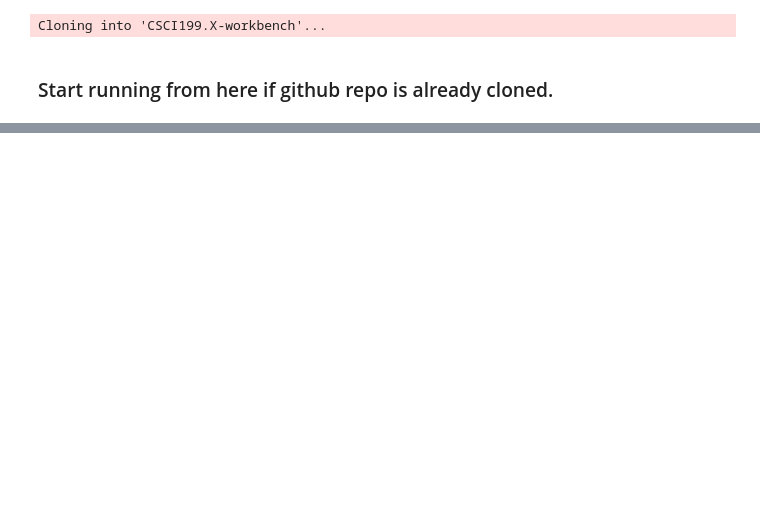
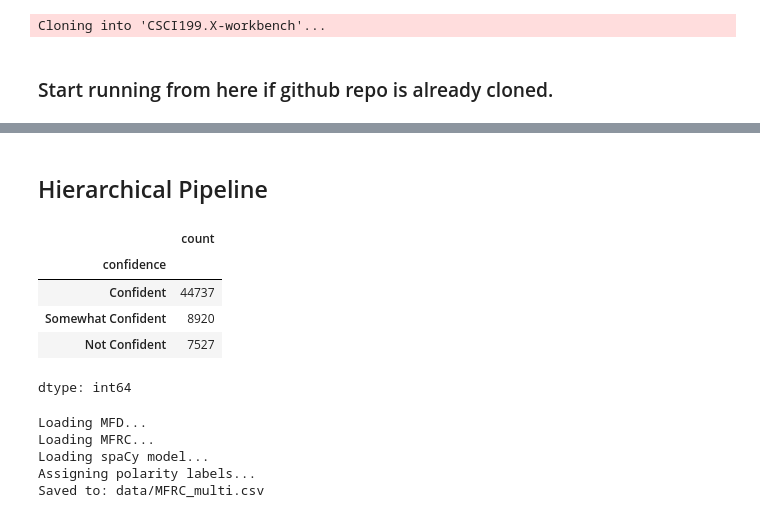
Before and after one commit to Pacozabala/CSCI199.X-workbench, a Jupyter notebook: roberta_experiment.ipynb, the cells around one changed output, grey strips where cells are left out. Saved outputs shown, nothing was run; the diff lists cells and outputs as text; code cells hidden in the pictures; blank space fills up the shorter version.

```diff
--- a/roberta_experiment.ipynb
+++ b/roberta_experiment.ipynb
@@ -144,0 +59,2 @@ Notes:
+# %% [markdown]
+## Hierarchical Pipeline
@@ -144,0 +63,27 @@ Notes:
+# %%
+df = pd.read_csv("CSCI199.X-workbench/data/final_mfrc_data.csv")
+
+df["confidence"].value_counts()
+# %% [output]
+|  | count |
+| confidence |  |
+| Confident | 44737 |
+| Somewhat Confident | 8920 |
+| Not Confident | 7527 |
+dtype: int64
+# %%
+%%bash
+cd CSCI199.X-workbench/
+python scripts/bow_polarity_label.py \
+    --output_path data/MFRC_multi.csv \
+    --use_lemma \
+    --use_frequency \
+    --tie_break neutral \
+    --drop_not_confident
+    # --drop_zero_signal
+# %% [output]
+Loading MFD...
+Loading MFRC...
+Loading spaCy model...
+Assigning polarity labels...
+Saved to: data/MFRC_multi.csv
```
Also changed, not shown: parts of 14 cells of this notebook.
